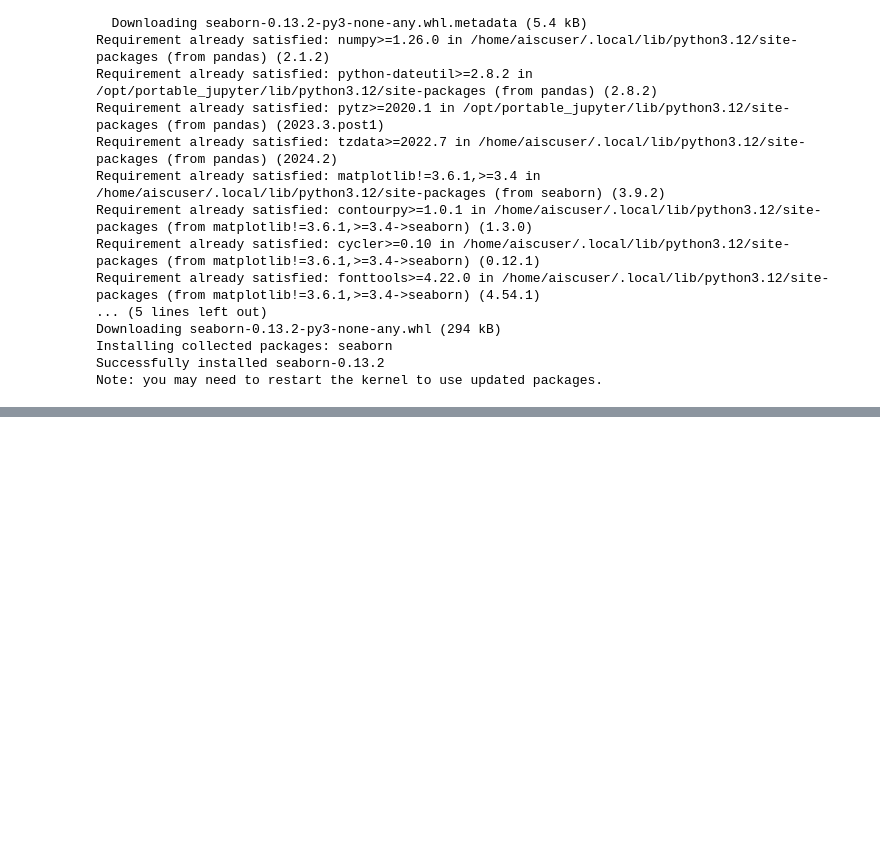
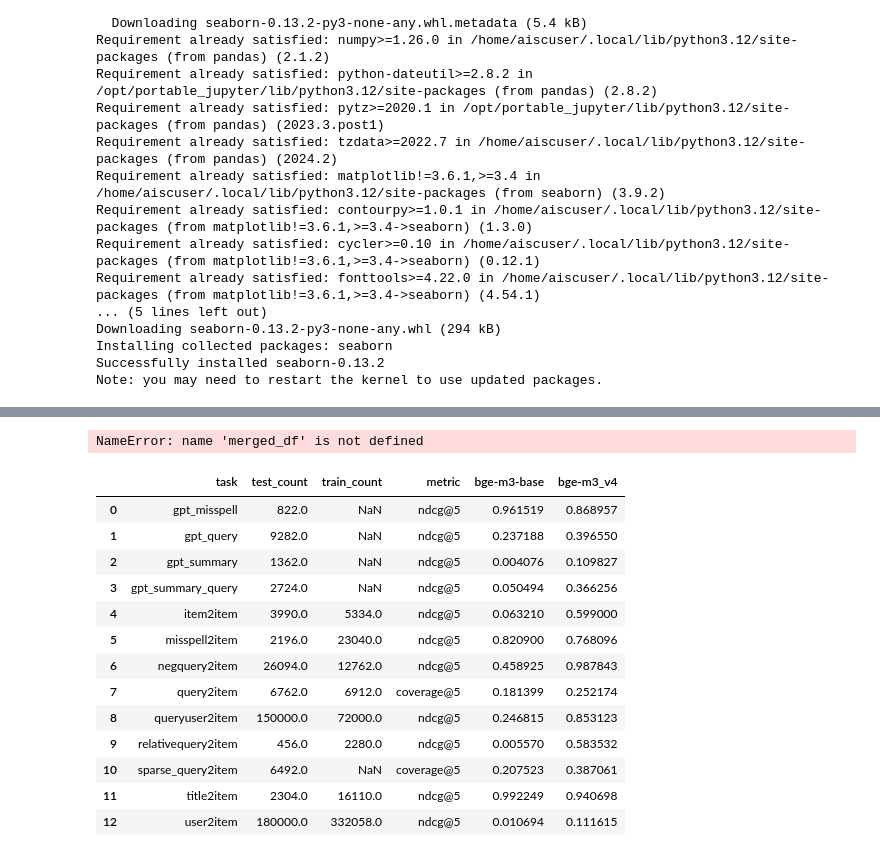
Before and after one commit to Yinita/RecAI, a Jupyter notebook: RecLM-emb/analysis.ipynb, the cells around one changed output, grey strips where cells are left out. Saved outputs shown, nothing was run; the diff lists cells and outputs as text; code cells hidden in the pictures; blank space fills up the shorter version.

```diff
--- a/RecLM-emb/analysis.ipynb
+++ b/RecLM-emb/analysis.ipynb
@@ -218,19 +243,51 @@ merged_df.head()
 # %%
-
-# 使用pivot_table将数据转换为所需格式
+# 使用 pivot_table 将数据转换为所需格式
 pivot_df = merged_df.pivot_table(index='task', columns='subset', values='line_count', aggfunc='sum').reset_index()
 pivot_df.rename(columns={'train': 'train_count', 'test': 'test_count'}, inplace=True)
 
 # 遍历唯一的模型名称，创建每个模型的评分列
 models = df['model'].unique()
+
+# 用于存储每个模型的评分数据
+model_scores_list = []
+
 for model in models:
     model_scores = df[df['model'] == model][['task', 'metric', 'value']].drop_duplicates()
-    model_scores = model_scores.pivot(index='task', columns='metric', values='value').reset_index()
-    model_scores.columns = ['task'] + [f"{model}_{metric}" for metric in model_scores.columns if metric != 'task']
 
-    # 将评分数据合并到主表中
-    pivot_df = pd.merge(pivot_df, model_scores, on='task', how='left')
+    # 保持 metric 列用于后续合并
+    model_scores_pivot = model_scores.pivot_table(index=['task', 'metric'], values='value').reset_index()
+    model_scores_pivot.columns = ['task', 'metric', f"{model}"]
 
-# 保存为CSV文件
+    # 将每个模型的评分数据加入列表中
+    model_scores_list.append(model_scores_pivot)
+
+# 将所有模型的评分数据逐步合并到一个数据框中
+merged_scores_df = model_scores_list[0]
+for model_scores in model_scores_list[1:]:
+    merged_scores_df = pd.merge(merged_scores_df, model_scores, on=['task', 'metric'], how='left')
+
+# 将行数数据与模型评分合并
+final_df = pd.merge(pivot_df, merged_scores_df, on='task', how='left')
+
+# 保存为 CSV 文件
 output_csv_path = "output/processed_metrics_summary.csv"
-pivot_df.to_csv(output_csv_path, index=False)
+final_df.to_csv(output_csv_path, index=False)
+# %% [output]
+NameError: name 'merged_df' is not defined
+# %%
+final_df[["task","test_count","train_count","metric","bge-m3-base","bge-m3_v4"]]
+# %% [output]
+|  | task | test_count | train_count | metric | bge-m3-base | bge-m3_v4 |
+| 0 | gpt_misspell | 822.0 | NaN | ndcg@5 | 0.961519 | 0.868957 |
+| 1 | gpt_query | 9282.0 | NaN | ndcg@5 | 0.237188 | 0.396550 |
+| 2 | gpt_summary | 1362.0 | NaN | ndcg@5 | 0.004076 | 0.109827 |
+| 3 | gpt_summary_query | 2724.0 | NaN | ndcg@5 | 0.050494 | 0.366256 |
+| 4 | item2item | 3990.0 | 5334.0 | ndcg@5 | 0.063210 | 0.599000 |
+| 5 | misspell2item | 2196.0 | 23040.0 | ndcg@5 | 0.820900 | 0.768096 |
+| 6 | negquery2item | 26094.0 | 12762.0 | ndcg@5 | 0.458925 | 0.987843 |
+| 7 | query2item | 6762.0 | 6912.0 | coverage@5 | 0.181399 | 0.252174 |
+| 8 | queryuser2item | 150000.0 | 72000.0 | ndcg@5 | 0.246815 | 0.853123 |
+| 9 | relativequery2item | 456.0 | 2280.0 | ndcg@5 | 0.005570 | 0.583532 |
+| 10 | sparse_query2item | 6492.0 | NaN | coverage@5 | 0.207523 | 0.387061 |
+| 11 | title2item | 2304.0 | 16110.0 | ndcg@5 | 0.992249 | 0.940698 |
+| 12 | user2item | 180000.0 | 332058.0 | ndcg@5 | 0.010694 | 0.111615 |
```
Also changed, not shown: parts of 7 cells of this notebook, 4 other files.
